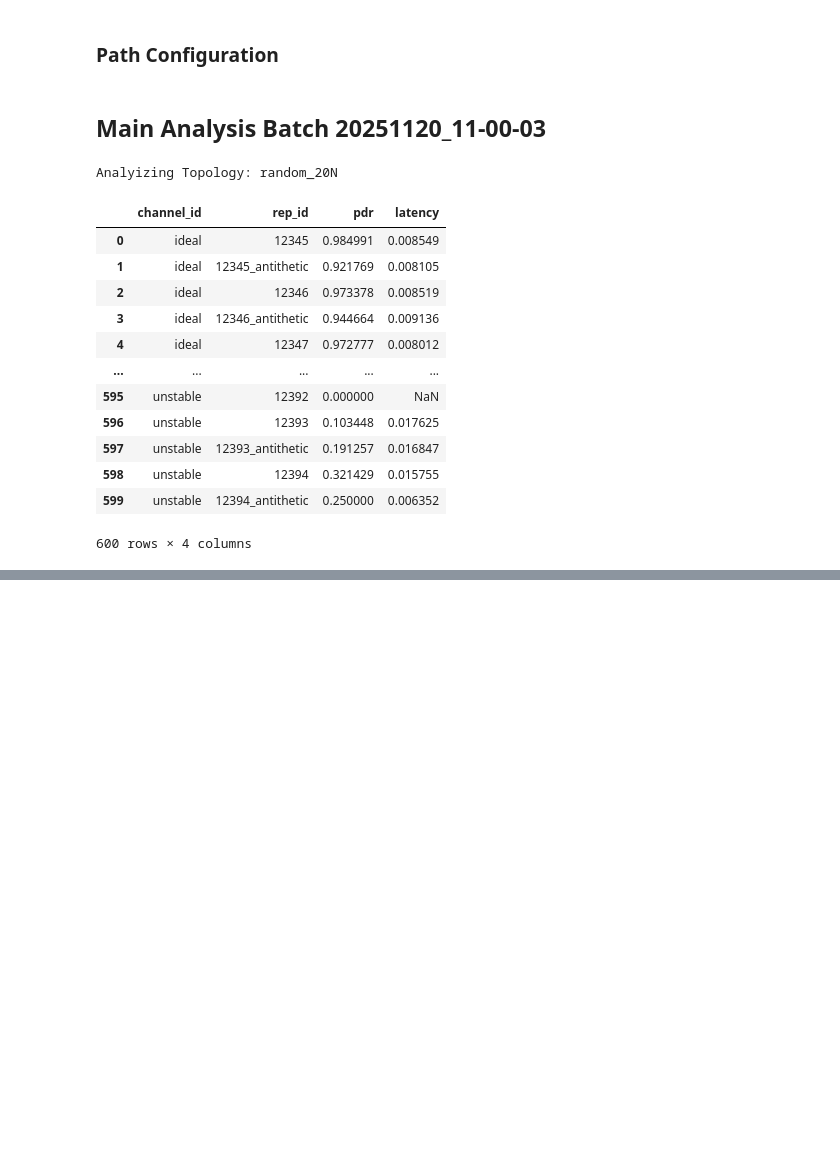
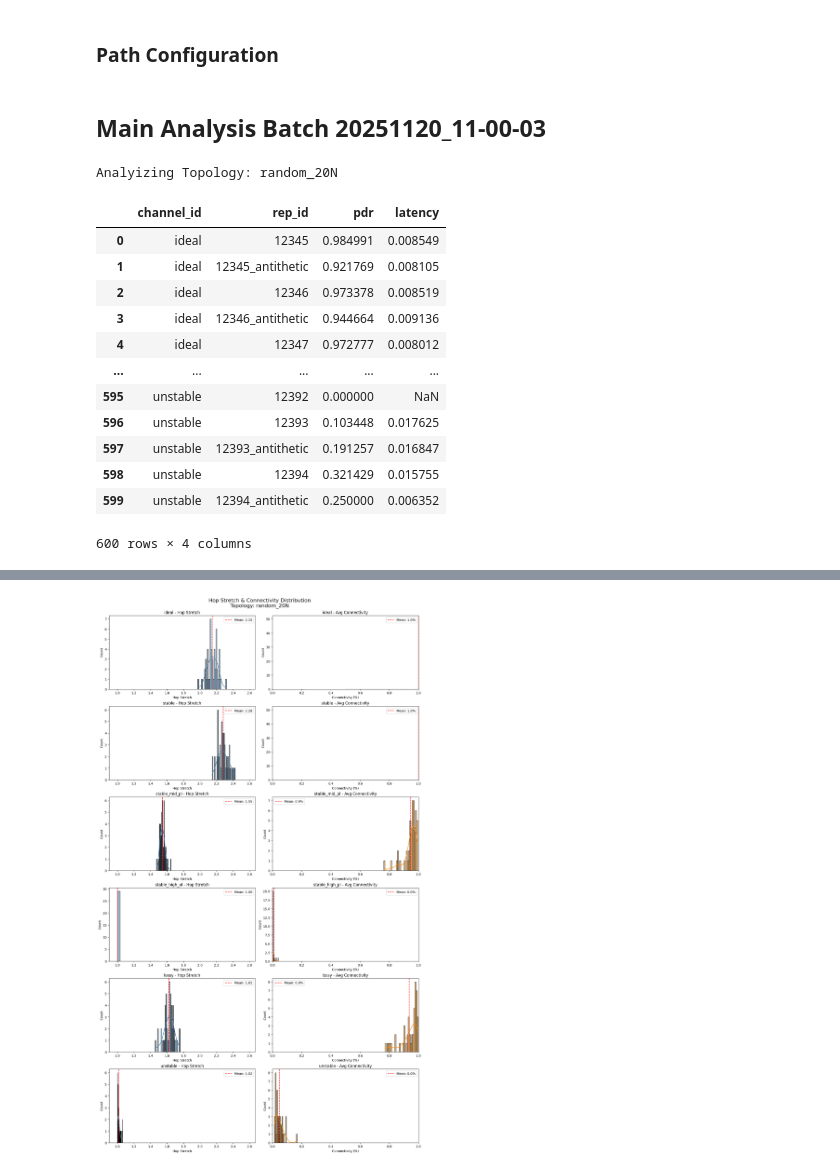
Before and after one commit to damiano-salvaterra/SPE-project, a Jupyter notebook: src/evaluation/process_results.ipynb, the cells around one changed output, grey strips where cells are left out. Drawn from its saved outputs; the diff is of its cells as text; code cells hidden in the pictures; blank space fills up the shorter version.

```diff
--- a/src/evaluation/process_results.ipynb
+++ b/src/evaluation/process_results.ipynb
@@ -344,0 +347,88 @@ plt.show()
+# %%
+import matplotlib.pyplot as plt
+import seaborn as sns
+import numpy as np
+import math
+
+num_channels = len(topo_results.channels)
+
+# 2 columns: Hop Stretch | Connectivity
+cols = 2
+rows = num_channels
+
+fig, axes = plt.subplots(
+    rows,
+    cols,
+    figsize=(14, 4 * rows),
+    constrained_layout=True
+)
+
+# If only one channel, axes won't be 2D
+if num_channels == 1:
+    axes = np.array([axes])
+
+for idx, channel_res in enumerate(topo_results.channels):
+
+    channel_data = results_df[
+        results_df["channel_id"] == channel_res.channel_type
+    ]
+
+    ax_hs = axes[idx, 0]  # left column → hop stretch
+    ax_conn = axes[idx, 1]  # right column → connectivity
+
+    if len(channel_data) > 0:
+
+        # ---------------------------
+        # Hop Stretch Histogram
+        # ---------------------------
+        sns.histplot(
+            channel_data["hop_stretch"],
+            kde=True,
+            bins=30,
+            ax=ax_hs,
+            color="steelblue"
+        )
+
+        mean_hs = channel_data["hop_stretch"].mean()
+        ax_hs.axvline(mean_hs, color="red", linestyle="--",
+                      label=f"Mean: {mean_hs:.2f}")
+
+        ax_hs.set_title(f"{channel_res.channel_type} - Hop Stretch")
+        ax_hs.set_xlabel("Hop Stretch")
+        ax_hs.set_ylabel("Count")
+        ax_hs.set_xlim(0.9, results_df["hop_stretch"].max() * 1.1)
+        ax_hs.legend()
+
+        # ---------------------------
+        # Connectivity Histogram
+        # ---------------------------
+        sns.histplot(
+            channel_data["avg_connectivity"],
+            kde=True,
+            bins=30,
+            ax=ax_conn,
+            color="darkorange"
+        )
+
+        mean_conn = channel_data["avg_connectivity"].mean()
+        ax_conn.axvline(mean_conn, color="red", linestyle="--",
+                        label=f"Mean: {mean_conn:.1f}%")
+
+        ax_conn.set_title(f"{channel_res.channel_type} - Avg Connectivity")
+        ax_conn.set_xlabel("Connectivity (%)")
+        ax_conn.set_ylabel("Count")
+        ax_conn.set_xlim(0, 1)
+        ax_conn.legend()
+
+    else:
+        ax_hs.text(0.5, 0.5, "No Data", ha="center", va="center")
+        ax_conn.text(0.5, 0.5, "No Data", ha="center", va="center")
+
+fig.suptitle(
+    f"Hop Stretch & Connectivity Distribution\nTopology: {TOPOLOGY_FOLDER_TO_ANALYZE}",
+    fontsize=16
+)
+
+plt.show()
+# %% [output]
+[figure, added]
```
Also changed, not shown: parts of 4 cells of this notebook.
